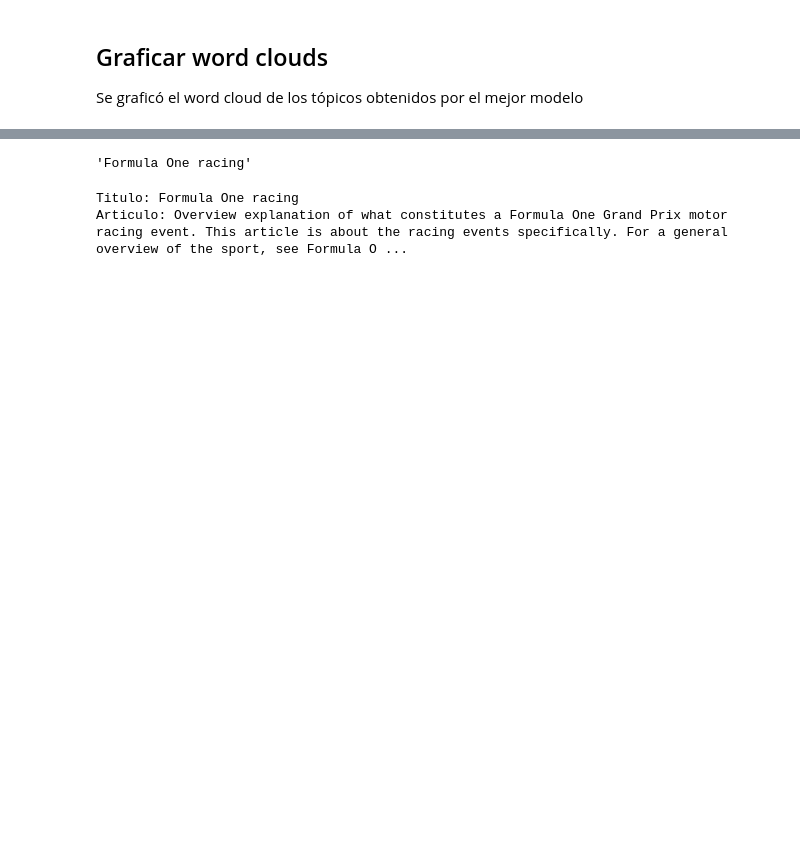
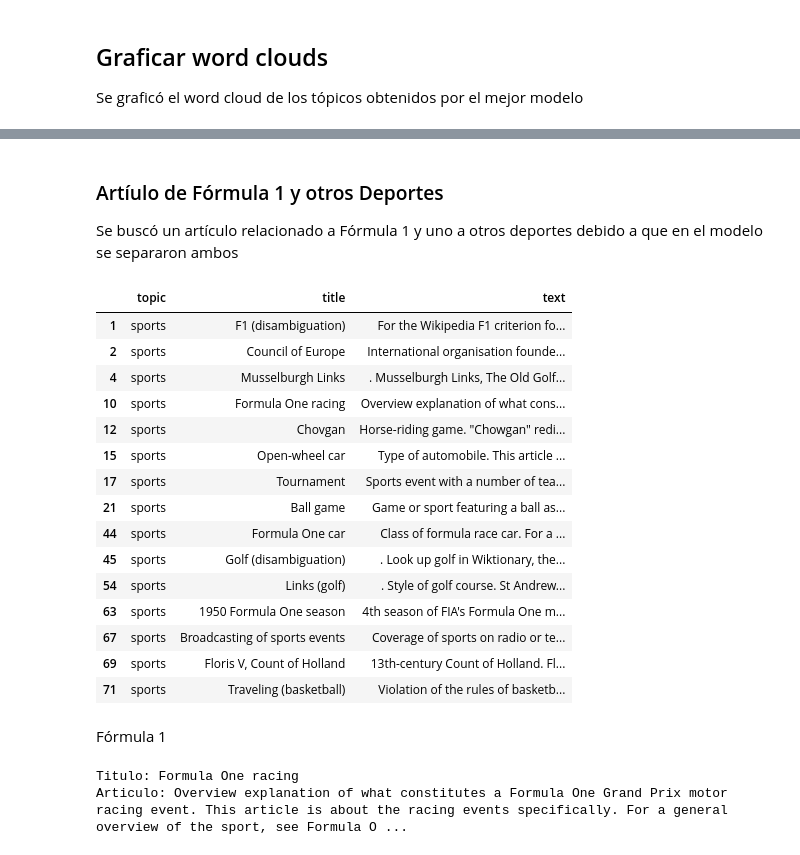
Before and after one commit to EquipoAlfaBuenaMaravillaOndaDinamita/cmiads-tmnlp-h4, a Jupyter notebook: main.ipynb, the cells around one changed output, grey strips where cells are left out. Cells and saved outputs as stored; diff of their text form; code cells hidden in the pictures; blank space fills up the shorter version.

```diff
--- a/main.ipynb
+++ b/main.ipynb
@@ -978,5 +1037,25 @@ Aplicar la función de predict a artículos con tópico conocido y verificar qu
+# %% [markdown]
+### Artíulo de Fórmula 1 y otros Deportes
+Se buscó un artículo relacionado a Fórmula 1 y uno a otros deportes debido a que en el modelo se separaron ambos
 # %%
-test[test['topic']=='sports'].iloc[3].title
+test[test['topic']=='sports'].head(15)
 # %% [output]
-'Formula One racing'
+|  | topic | title | text |
+| 1 | sports | F1 (disambiguation) | For the Wikipedia F1 criterion fo... |
+| 2 | sports | Council of Europe | International organisation founde... |
+| 4 | sports | Musselburgh Links | . Musselburgh Links, The Old Golf... |
+| 10 | sports | Formula One racing | Overview explanation of what cons... |
+| 12 | sports | Chovgan | Horse-riding game. "Chowgan" redi... |
+| 15 | sports | Open-wheel car | Type of automobile. This article ... |
+| 17 | sports | Tournament | Sports event with a number of tea... |
+| 21 | sports | Ball game | Game or sport featuring a ball as... |
+| 44 | sports | Formula One car | Class of formula race car. For a ... |
+| 45 | sports | Golf (disambiguation) | . Look up golf in Wiktionary, the... |
+| 54 | sports | Links (golf) | . Style of golf course. St Andrew... |
+| 63 | sports | 1950 Formula One season | 4th season of FIA's Formula One m... |
+| 67 | sports | Broadcasting of sports events | Coverage of sports on radio or te... |
+| 69 | sports | Floris V, Count of Holland | 13th-century Count of Holland. Fl... |
+| 71 | sports | Traveling (basketball) | Violation of the rules of basketb... |
+# %% [markdown]
+Fórmula 1
 # %%
```
Also changed, not shown: parts of 35 cells of this notebook, 4 other files.
